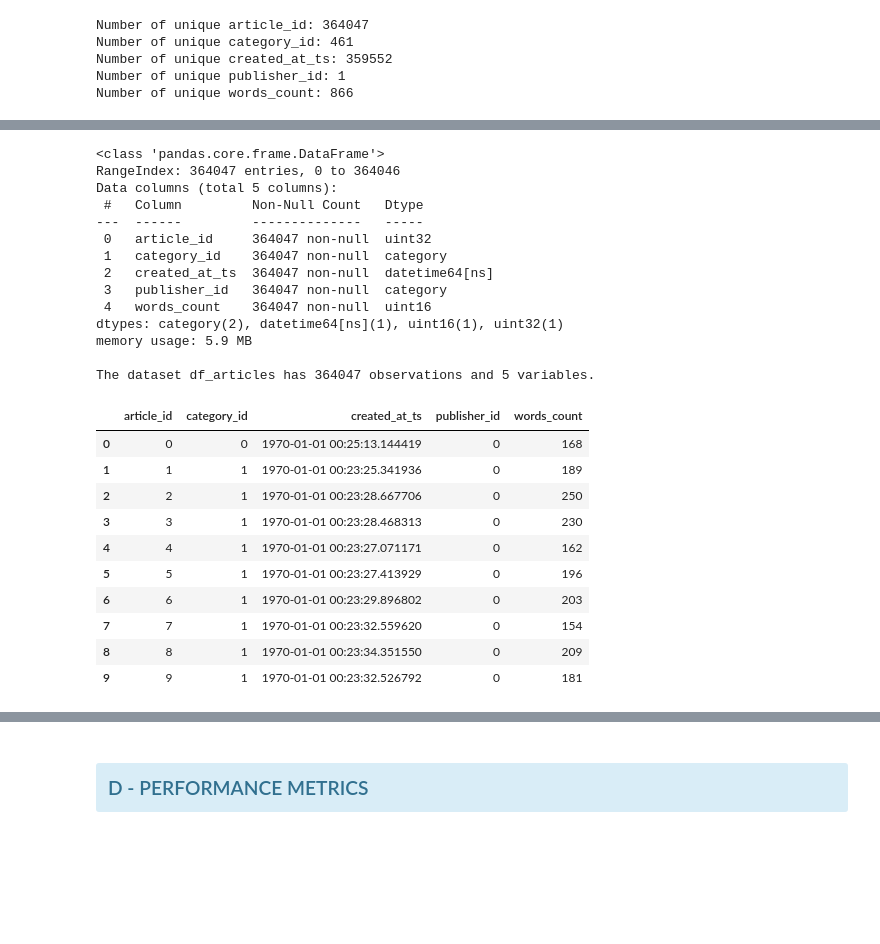
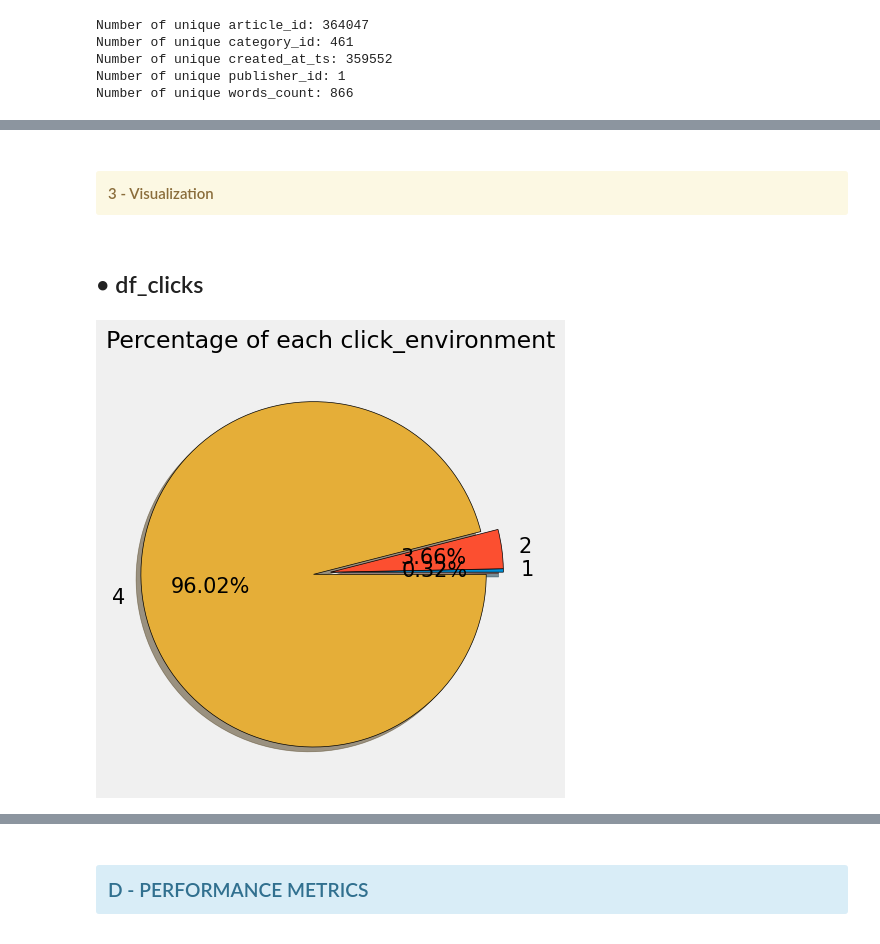
Before and after one commit to jfsubrini/ia-project9, a Jupyter notebook: Subrini_JeanFrancois_2_scripts_012023.ipynb, the cells around one changed output, grey strips where cells are left out. Saved outputs shown, nothing was run; the diff lists cells and outputs as text; code cells hidden in the pictures; blank space fills up the shorter version.

```diff
--- a/Subrini_JeanFrancois_2_scripts_012023.ipynb
+++ b/Subrini_JeanFrancois_2_scripts_012023.ipynb
@@ -526,33 +443,19 @@ The dataset df_clicks_hour has 1883 observations and 12 variables.
-# %%
-# Information and shape about the df_articles DataFrame.
-df_articles.info(memory_usage='deep')
-print(f"\033[1m\nThe dataset df_articles has {df_articles.shape[0]} \
-observations and {df_articles.shape[1]} variables.\033[0m")
-# 10 first rows with all the columns.
-df_articles.head(10)
-# %% [output]
-<class 'pandas.core.frame.DataFrame'>
-RangeIndex: 364047 entries, 0 to 364046
-Data columns (total 5 columns):
- #   Column         Non-Null Count   Dtype
----  ------         --------------   -----
- 0   article_id     364047 non-null  uint32
- 1   category_id    364047 non-null  category
- 2   created_at_ts  364047 non-null  datetime64[ns]
- 3   publisher_id   364047 non-null  category
- 4   words_count    364047 non-null  uint16
-dtypes: category(2), datetime64[ns](1), uint16(1), uint32(1)
-memory usage: 5.9 MB
-
-The dataset df_articles has 364047 observations and 5 variables.
-|  | article_id | category_id | created_at_ts | publisher_id | words_count |
-| 0 | 0 | 0 | 1970-01-01 00:25:13.144419 | 0 | 168 |
-| 1 | 1 | 1 | 1970-01-01 00:23:25.341936 | 0 | 189 |
-| 2 | 2 | 1 | 1970-01-01 00:23:28.667706 | 0 | 250 |
-| 3 | 3 | 1 | 1970-01-01 00:23:28.468313 | 0 | 230 |
-| 4 | 4 | 1 | 1970-01-01 00:23:27.071171 | 0 | 162 |
-| 5 | 5 | 1 | 1970-01-01 00:23:27.413929 | 0 | 196 |
-| 6 | 6 | 1 | 1970-01-01 00:23:29.896802 | 0 | 203 |
-| 7 | 7 | 1 | 1970-01-01 00:23:32.559620 | 0 | 154 |
-| 8 | 8 | 1 | 1970-01-01 00:23:34.351550 | 0 | 209 |
-| 9 | 9 | 1 | 1970-01-01 00:23:32.526792 | 0 | 181 |
+# %% [markdown]
+<h4><div class="alert alert-block alert-warning" id="section_0C3">
+3 - Visualization</div></h4>
+# %% [markdown]
+## • df_clicks
+# %%
+# Pie plot to display the percentage of each click_environment.
+plt.figure(figsize=(5, 5))
+labels=["1", "2", "4"]
+slices = df_clicks.groupby("click_environment").size()
+plt.pie(slices,
+        labels=labels, explode=[0, 0, 0.1],
+        shadow=True, startangle=0, autopct='%1.2f%%',
+        wedgeprops={'edgecolor': 'black'}, textprops={"fontsize":15})
+plt.title("Percentage of each click_environment", fontsize=17)
+plt.tight_layout()
+plt.show()
+# %% [output]
+[figure, added]
```
Also changed, not shown: parts of 66 cells of this notebook.
